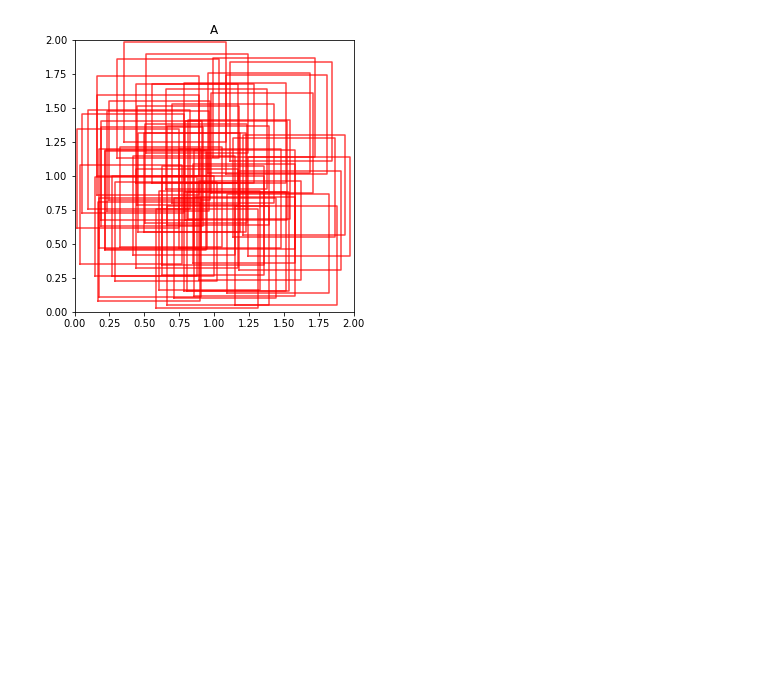
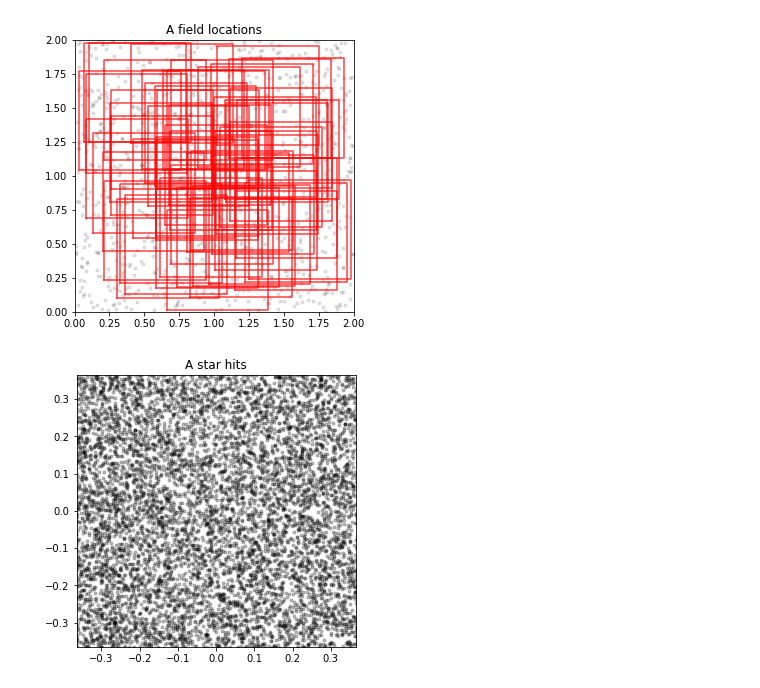
Before and after one commit to davidwhogg/Euclid, a Jupyter notebook: notebooks/self-cal-field.ipynb, the cells around one changed output. Drawn from its saved outputs; the diff is of its cells as text; code cells hidden in the pictures; blank space fills up the shorter version.

Commit message:
star hits too

```diff
--- a/notebooks/self-cal-field.ipynb
+++ b/notebooks/self-cal-field.ipynb
@@ -14,6 +14,11 @@ xmin = xlim[0] + 0.5 * fov # deg
 xmax = xlim[1] - 0.5 * fov # deg
 ymin = ylim[0] + 0.5 * fov # deg
 ymax = ylim[1] - 0.5 * fov # deg
+# %%
+# make a fake set of stars (trust me, it's a good idea)
+Nstars = 1024
+star_xs = xlim[0] + (xlim[1] - xlim[0]) * np.random.uniform(size=Nstars)
+star_ys = ylim[0] + (ylim[1] - ylim[0]) * np.random.uniform(size=Nstars)
 # %%
 # A: simplest plan: 60 pointings; total random
 A_xs = xmin + (xmax - xmin) * np.random.uniform(size=60)
@@ -26,15 +31,27 @@ def plot_one_field(x, y):
 # %%
 def plot_one_survey(name, xs, ys):
     plt.figure(figsize=(5,5))
+    plt.scatter(star_xs, star_ys, color="k", marker=".", alpha=0.1)
     for x, y in zip(xs, ys):
         plot_one_field(x, y)
     plt.xlim(xlim)
     plt.ylim(ylim)
-    plt.title(name)
+    plt.title(name + " field locations")
+# %%
+def plot_star_hits(name, xs, ys):
+    plt.figure(figsize=(5,5))
+    dxs = (star_xs[:, None] - xs[None, :]).flatten()
+    dys = (star_ys[:, None] - ys[None, :]).flatten()
+    plt.scatter(dxs, dys, color="k", marker=".", alpha=0.25)
+    plt.xlim(-0.5 * fov, 0.5 * fov)
+    plt.ylim(-0.5 * fov, 0.5 * fov)
+    plt.title(name + " star hits")
 # %%
 plot_one_survey("A", A_xs, A_ys)
+plot_star_hits("A", A_xs, A_ys)
 # %% [output]
-[figure, old version]
+[figure, new version]
+[figure, added]
 # %%
 # B: More interesting plan: 58 pointings; plaid pattern (good for self-cal)
 nx, ny = 5, 4
```
Also changed, not shown: parts of 2 cells of this notebook.
